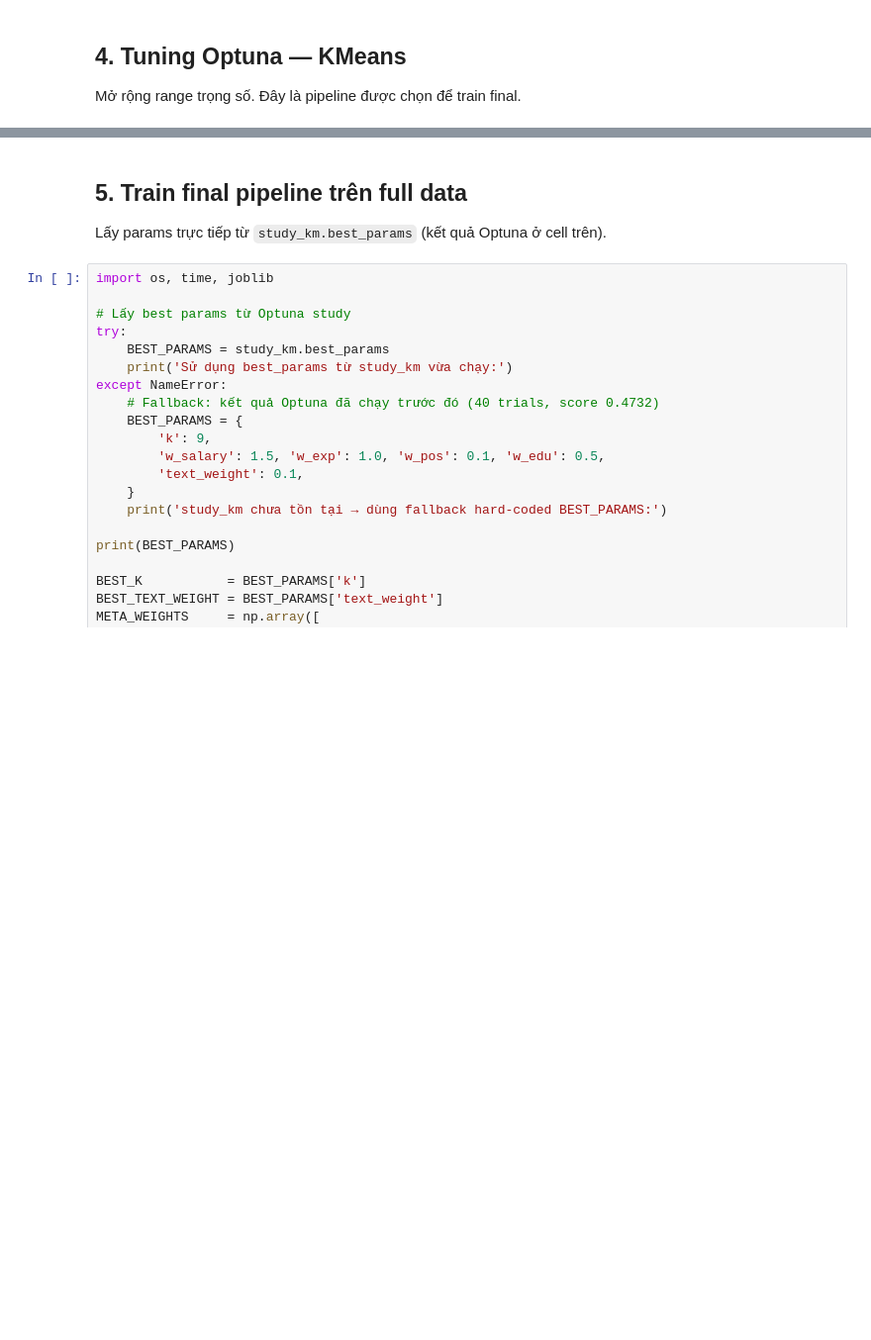
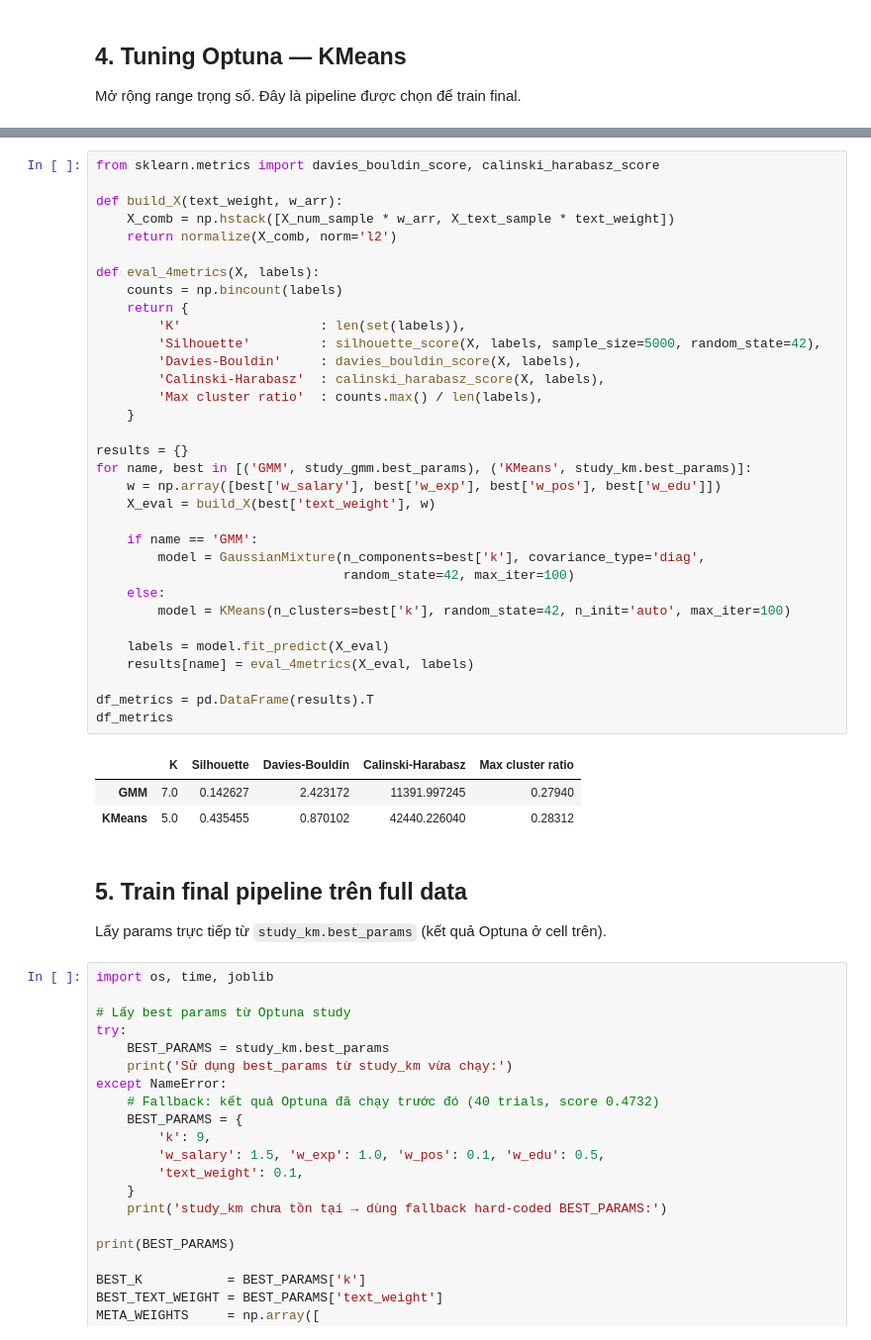
Before and after one commit to VietNamCombatZ/Salary-clustering, a Jupyter notebook: notebook/training.ipynb, the cells around one changed output, grey strips where cells are left out. Shown at 99% size. Drawn from its saved outputs; the diff is of its cells as text; blank space fills up the shorter version.

```diff
--- a/notebook/training.ipynb
+++ b/notebook/training.ipynb
@@ -168,3 +179,40 @@ Params: {'k': 7, 'w_salary': 1.2000000000000002, 'w_exp': 0.2, 'w_pos': 0.6, 'w_
+# %%
+from sklearn.metrics import davies_bouldin_score, calinski_harabasz_score
+
+def build_X(text_weight, w_arr):
+    X_comb = np.hstack([X_num_sample * w_arr, X_text_sample * text_weight])
+    return normalize(X_comb, norm='l2')
+
+def eval_4metrics(X, labels):
+    counts = np.bincount(labels)
+    return {
+        'K'                  : len(set(labels)),
+        'Silhouette'         : silhouette_score(X, labels, sample_size=5000, random_state=42),
+        'Davies-Bouldin'     : davies_bouldin_score(X, labels),
+        'Calinski-Harabasz'  : calinski_harabasz_score(X, labels),
+        'Max cluster ratio'  : counts.max() / len(labels),
+    }
+
+results = {}
+for name, best in [('GMM', study_gmm.best_params), ('KMeans', study_km.best_params)]:
+    w = np.array([best['w_salary'], best['w_exp'], best['w_pos'], best['w_edu']])
+    X_eval = build_X(best['text_weight'], w)
+
+    if name == 'GMM':
+        model = GaussianMixture(n_components=best['k'], covariance_type='diag',
+                                random_state=42, max_iter=100)
+    else:
+        model = KMeans(n_clusters=best['k'], random_state=42, n_init='auto', max_iter=100)
+
+    labels = model.fit_predict(X_eval)
+    results[name] = eval_4metrics(X_eval, labels)
+
+df_metrics = pd.DataFrame(results).T
+df_metrics
+# %% [output]
+|  | K | Silhouette | Davies-Bouldin | Calinski-Harabasz | Max cluster ratio |
+| GMM | 7.0 | 0.142627 | 2.423172 | 11391.997245 | 0.27940 |
+| KMeans | 5.0 | 0.435455 | 0.870102 | 42440.226040 | 0.28312 |
 # %% [markdown]
 ## 5. Train final pipeline trên full data
 
```
Also changed, not shown: parts of 8 cells of this notebook, 1 other file.
